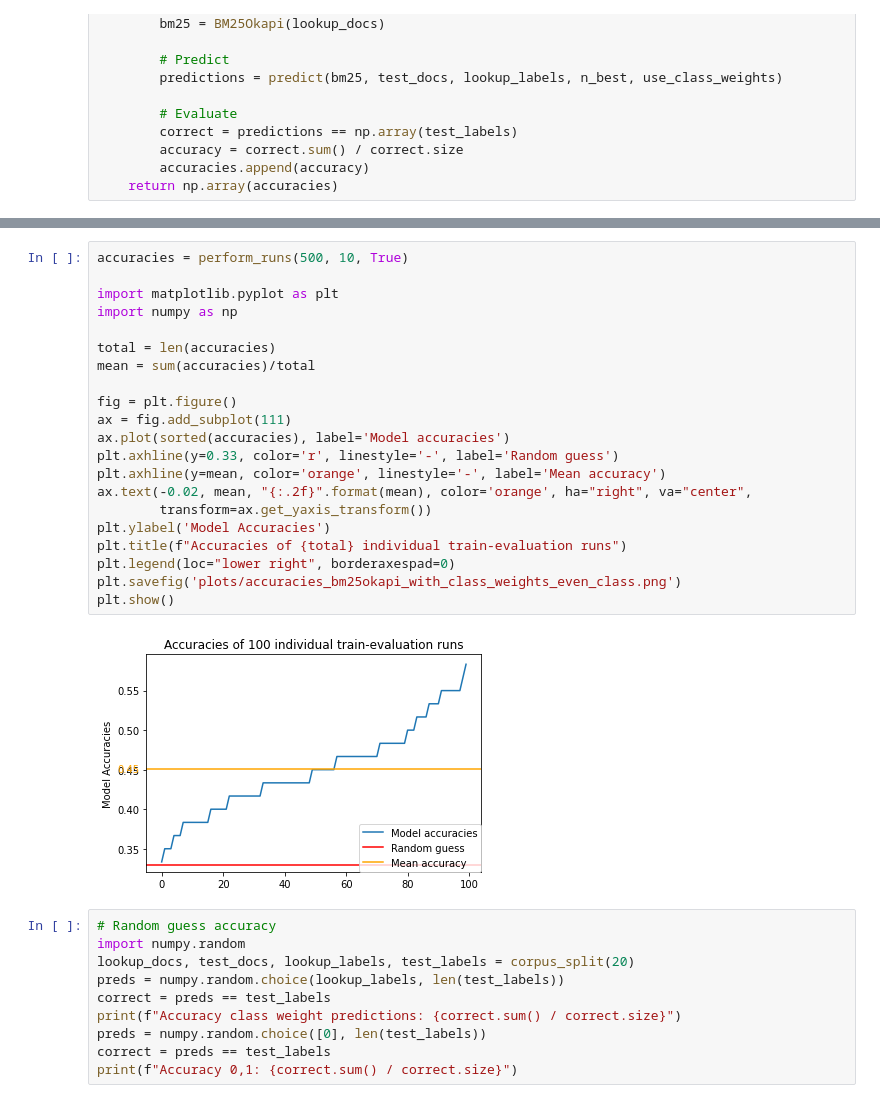
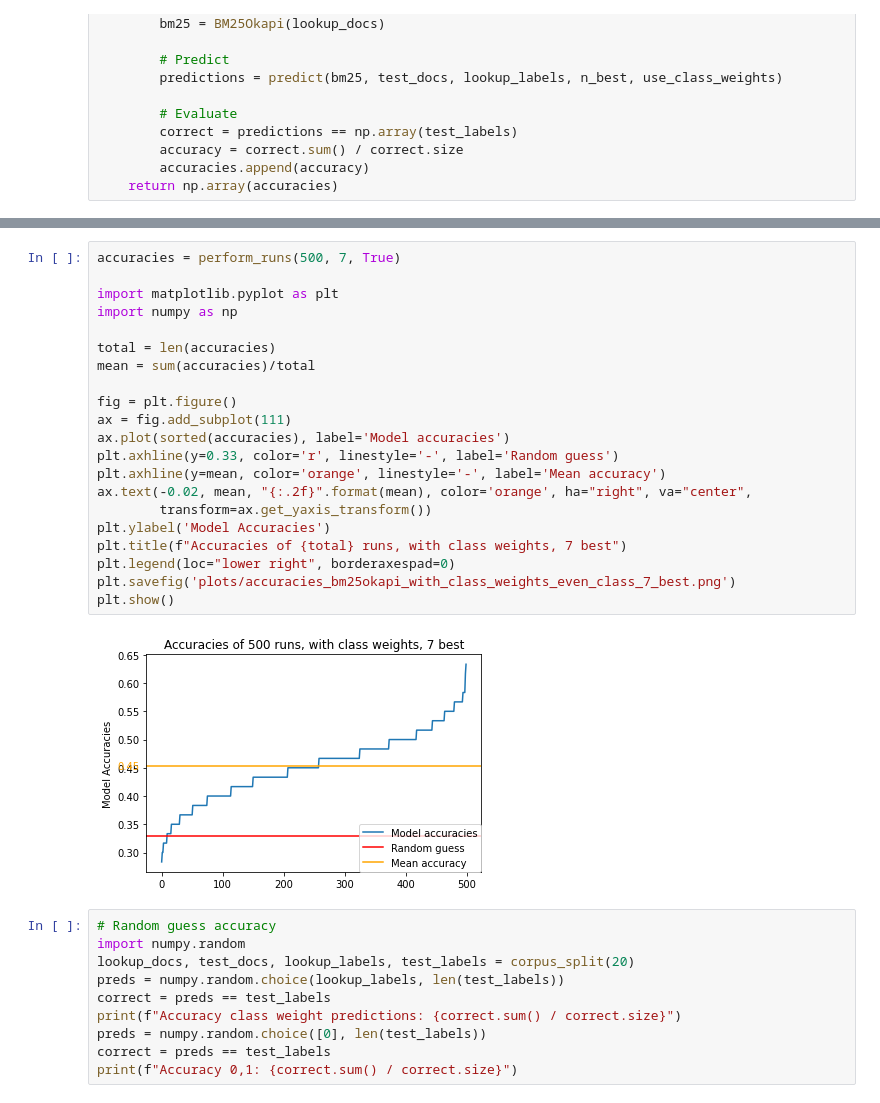
Before and after one commit to szaruba/political-nlp, a Jupyter notebook: bm25okapi_02.ipynb, the cells around one changed output, grey strips where cells are left out. Cells and saved outputs as stored; diff of their text form.

```diff
--- a/bm25okapi_02.ipynb
+++ b/bm25okapi_02.ipynb
@@ -179,26 +191,26 @@ plt.show()
 # %%
-accuracies = perform_runs(500, 10, True)
+accuracies = perform_runs(500, 7, True)
 
 import matplotlib.pyplot as plt
 import numpy as np
 
 total = len(accuracies)
 mean = sum(accuracies)/total
 
 fig = plt.figure()
 ax = fig.add_subplot(111)
 ax.plot(sorted(accuracies), label='Model accuracies')
 plt.axhline(y=0.33, color='r', linestyle='-', label='Random guess')
 plt.axhline(y=mean, color='orange', linestyle='-', label='Mean accuracy')
 ax.text(-0.02, mean, "{:.2f}".format(mean), color='orange', ha="right", va="center",
         transform=ax.get_yaxis_transform())
 plt.ylabel('Model Accuracies')
-plt.title(f"Accuracies of {total} individual train-evaluation runs")
+plt.title(f"Accuracies of {total} runs, with class weights, 7 best")
 plt.legend(loc="lower right", borderaxespad=0)
-plt.savefig('plots/accuracies_bm25okapi_with_class_weights_even_class.png')
+plt.savefig('plots/accuracies_bm25okapi_with_class_weights_even_class_7_best.png')
 plt.show()
 # %% [output]
-[figure, old version]
+[figure, new version]
 # %%
 # Random guess accuracy
 import numpy.random
```
Also changed, not shown: parts of 2 cells of this notebook, 3 other files.
